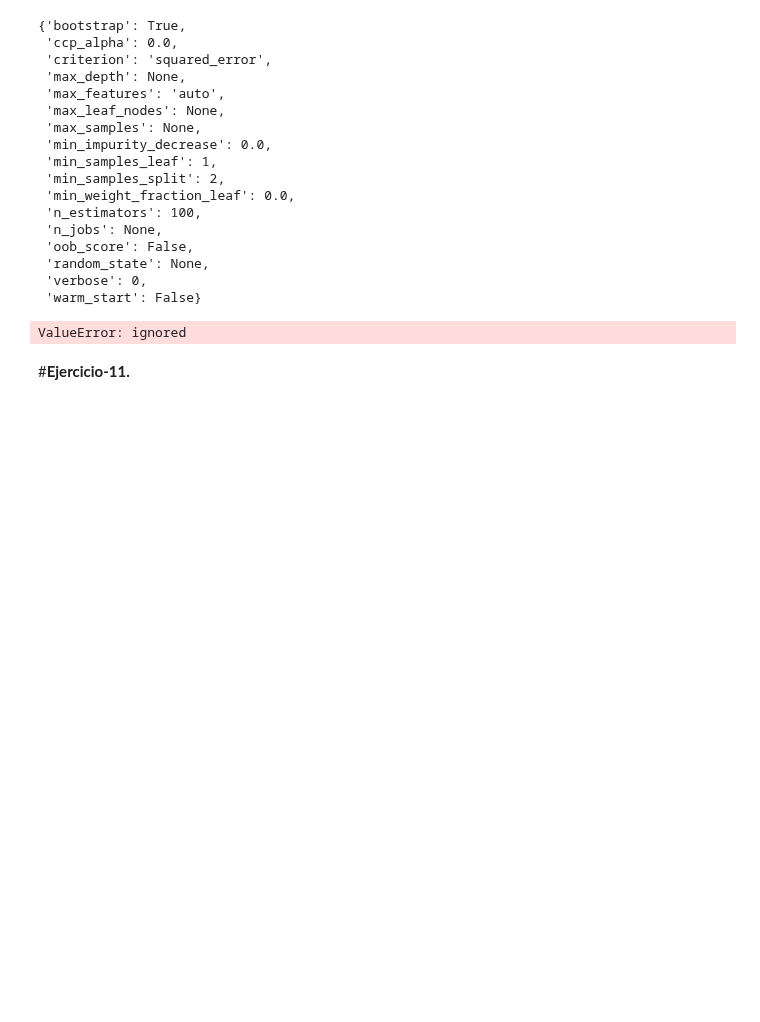
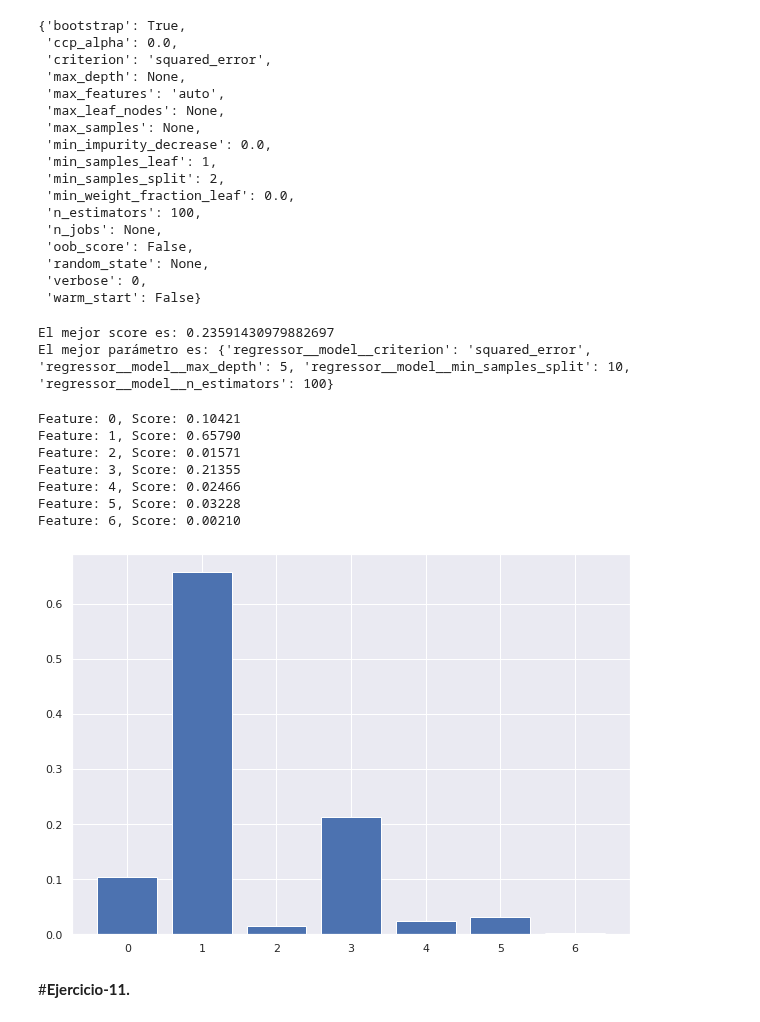
Before and after one commit to LH-1169213/Equipo3, a Jupyter notebook: Redneuronal_Equipo3.ipynb, the cells around one changed output. Saved outputs shown, nothing was run; the diff lists cells and outputs as text; code cells hidden in the pictures; blank space fills up the shorter version.

```diff
--- a/Redneuronal_Equipo3.ipynb
+++ b/Redneuronal_Equipo3.ipynb
@@ -699,57 +699,55 @@ estimator.get_params()
 modelo_RF = RandomForestRegressor()
 mi_pipeRF = Pipeline(steps=[("PreparaInfo", cols_Transformer),("model", modelo_RF)])
 mi_kfoldRF = RepeatedKFold(n_splits=5, n_repeats=3, random_state=7)
+
 #MODIFICAR PARÁMETROS
 ParametrosGR = [{
- 'ccp_alpha': [0.0],
- 'criterion': ['squared_error'],
- 'max_features': ['auto'],
- 'min_impurity_decrease': [0.0],
- 'min_samples_leaf': [1],
- 'min_samples_split': [2],
- 'min_weight_fraction_leaf': [0.0],
- 'n_estimators': [100],
-}]
-#modelo = TransformedTargetRegressor(regressor=mi_pipeRF,
-#                                   func= y_Transform,
-#                                    inverse_func=y_inverseTransform)
+ 'regressor__model__criterion': ['squared_error'],
+ 'regressor__model__max_depth': [1,5,10,20],
+ 'regressor__model__min_samples_split': [2,5,10],
+ 'regressor__model__n_estimators': [100]}]
 
-#modelo.fit(Xtest,Ytest)
-#Ytest_hat = modelo.predict(Xtest)
+modelo = TransformedTargetRegressor(regressor=mi_pipeRF,
+                                    func= y_Transform,
+                                    inverse_func=y_inverseTransform)
+
+modelo.fit(Xtrain,Ytrain)
+Ytrain_hat = modelo.predict(Xtrain)
 
 gridFinal=  GridSearchCV (n_jobs = -1,
                           estimator =  modelo,
                           param_grid = ParametrosGR,
-                          cv = mi_kfoldRF)
+                          cv = kfoldMLP)
 
-gridFinal.fit(Xtest, Ytest.ravel())
+gridFinal.fit(Xtrain, Ytrain.ravel())
+
 best_score = gridFinal.best_score_
 best_param = gridFinal.best_params_
 print("El mejor score es:", best_score)
 print("El mejor parámetro es:", best_param)
 # %% [output]
-ValueError: ignored
+El mejor score es: 0.23591430979882697
+El mejor parámetro es: {'regressor__model__criterion': 'squared_error', 'regressor__model__max_depth': 5, 'regressor__model__min_samples_split': 10, 'regressor__model__n_estimators': 100}
 # %%
-# https://colab.research.google.com/drive/1gjrlNgkb6J_FP1dVnOcd77bK_9yBMdv1?usp=sharing#scrollTo=p5-UGfR_XIL4
-# Una vez inicializado y entrenada la RF, veamos qué factores considera más importantes:
 
-#modelo_RF = MLPRegressor(hidden_layer_sizes=(11,11),
-#                            max_iter=20000,
-#                            alpha=0.0001,
-#                            learning_rate_init=0.001)
-
-modelo_RF.fit(Xtest,Ytest)
-
-importance = permutation_importance(modelo_RF, Xtrain, Ytrain, n_repeats=10)
 
 # visualicemos la importancia de cada métrica, de las cuales sabemos
 # cuáles son las más importantes, de acuerdo a como se definieron al inicio:
 
 for i,v in enumerate(importance['importances_mean']):
 	print('Feature: %0d, Score: %.5f' % (i,v))
 
 plt.bar([x for x in range(len(importance['importances_mean']))], importance['importances_mean'])
 plt.show()
+# %% [output]
+Feature: 0, Score: 0.10421
+Feature: 1, Score: 0.65790
+Feature: 2, Score: 0.01571
+Feature: 3, Score: 0.21355
+Feature: 4, Score: 0.02466
+Feature: 5, Score: 0.03228
+Feature: 6, Score: 0.00210
+[figure, added]
 # %% [markdown]
 #**Ejercicio-11.**
 # %% [markdown]
```
Also changed, not shown: parts of 7 cells of this notebook.
